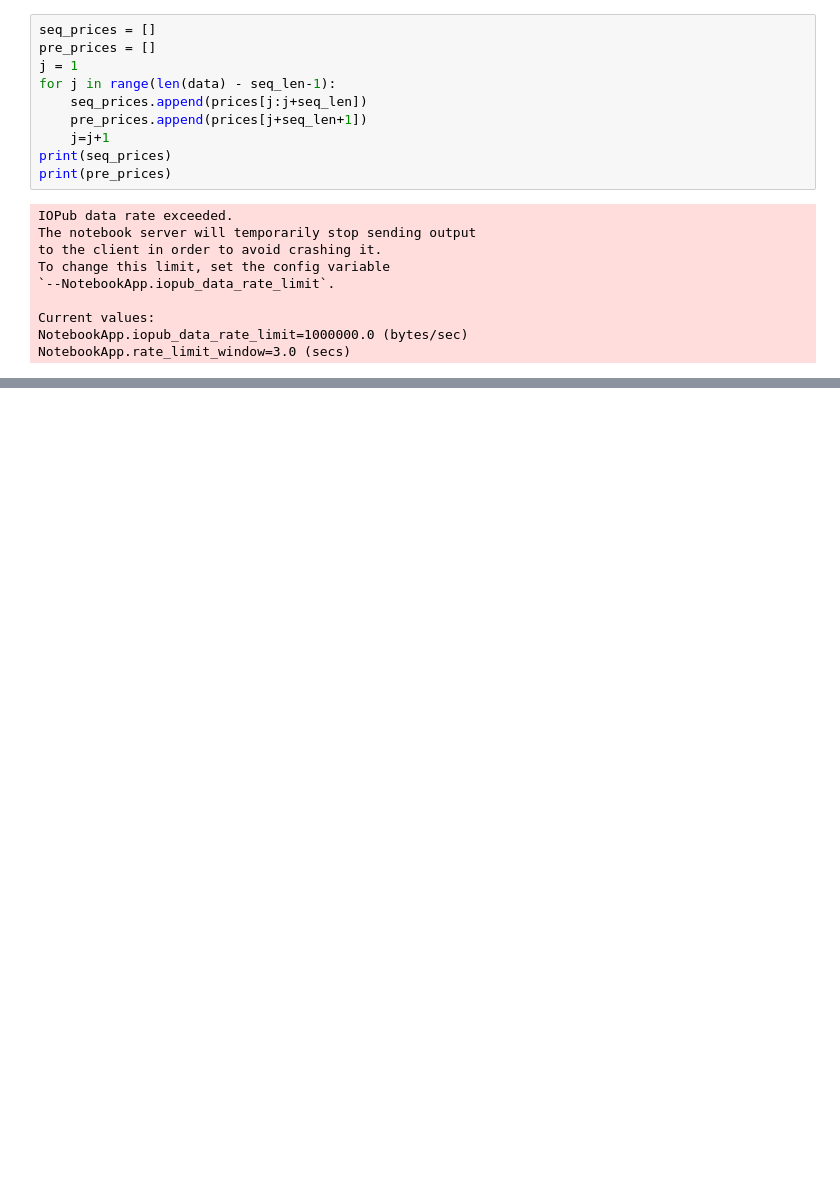
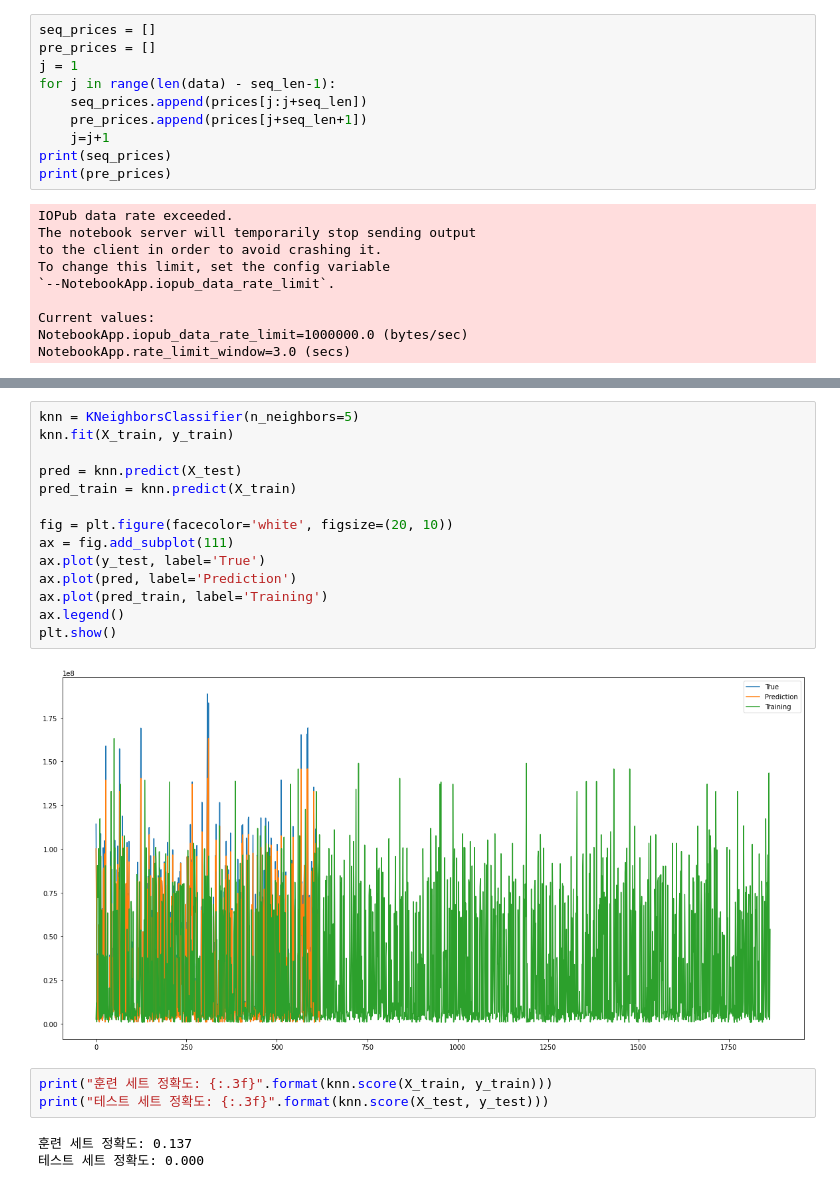
Before and after one commit to artistic100one/machinelearning, a Jupyter notebook: ML Project/Untitled2.ipynb, the cells around one changed output, grey strips where cells are left out. Cells and saved outputs as stored; diff of their text form; blank space fills up the shorter version.

```diff
--- a/ML Project/Untitled2.ipynb
+++ b/ML Project/Untitled2.ipynb
@@ -197,0 +224,22 @@ print("테스트 세트 정확도: {:.3f}".format(svc.score(test_seq_prices, tes
+# %%
+knn = KNeighborsClassifier(n_neighbors=5)
+knn.fit(X_train, y_train)
+
+pred = knn.predict(X_test)
+pred_train = knn.predict(X_train)
+
+fig = plt.figure(facecolor='white', figsize=(20, 10))
+ax = fig.add_subplot(111)
+ax.plot(y_test, label='True')
+ax.plot(pred, label='Prediction')
+ax.plot(pred_train, label='Training')
+ax.legend()
+plt.show()
+# %% [output]
+[figure, added]
+# %%
+print("훈련 세트 정확도: {:.3f}".format(knn.score(X_train, y_train)))
+print("테스트 세트 정확도: {:.3f}".format(knn.score(X_test, y_test)))
+# %% [output]
+훈련 세트 정확도: 0.137
+테스트 세트 정확도: 0.000
```
Also changed, not shown: parts of 13 cells of this notebook, 2 other files.
